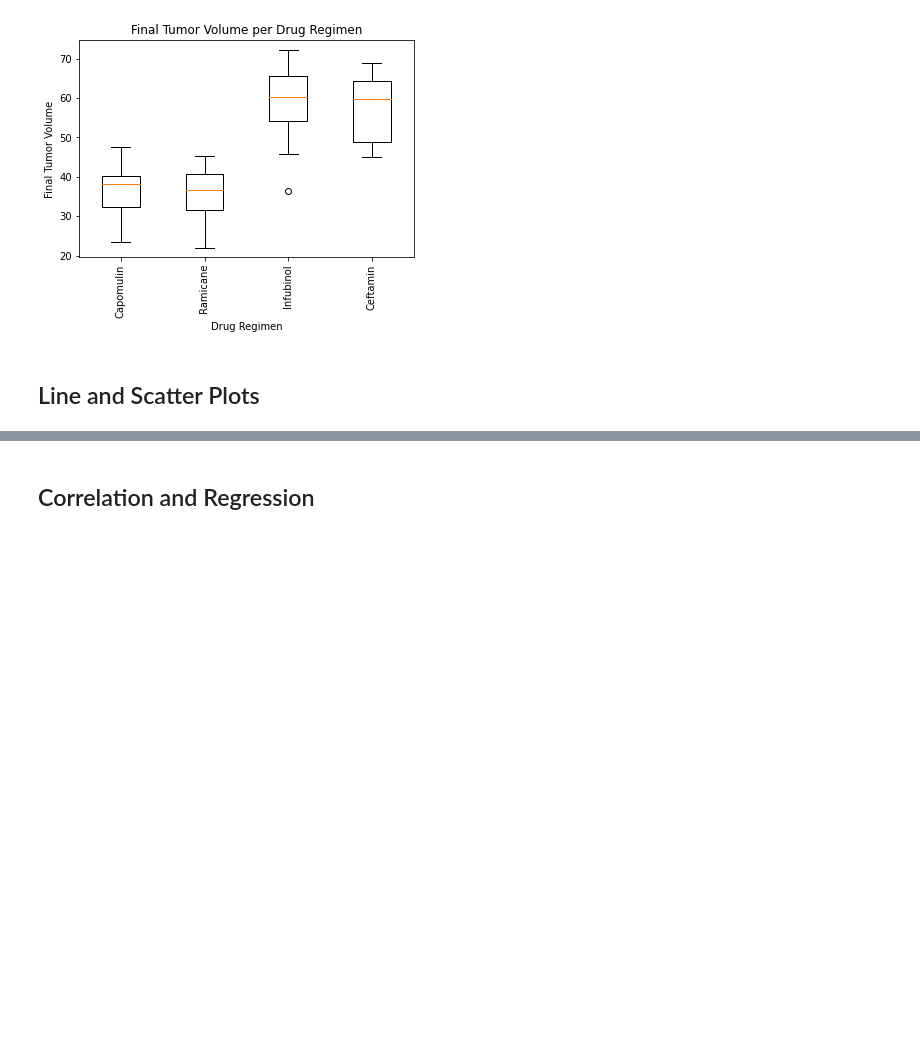
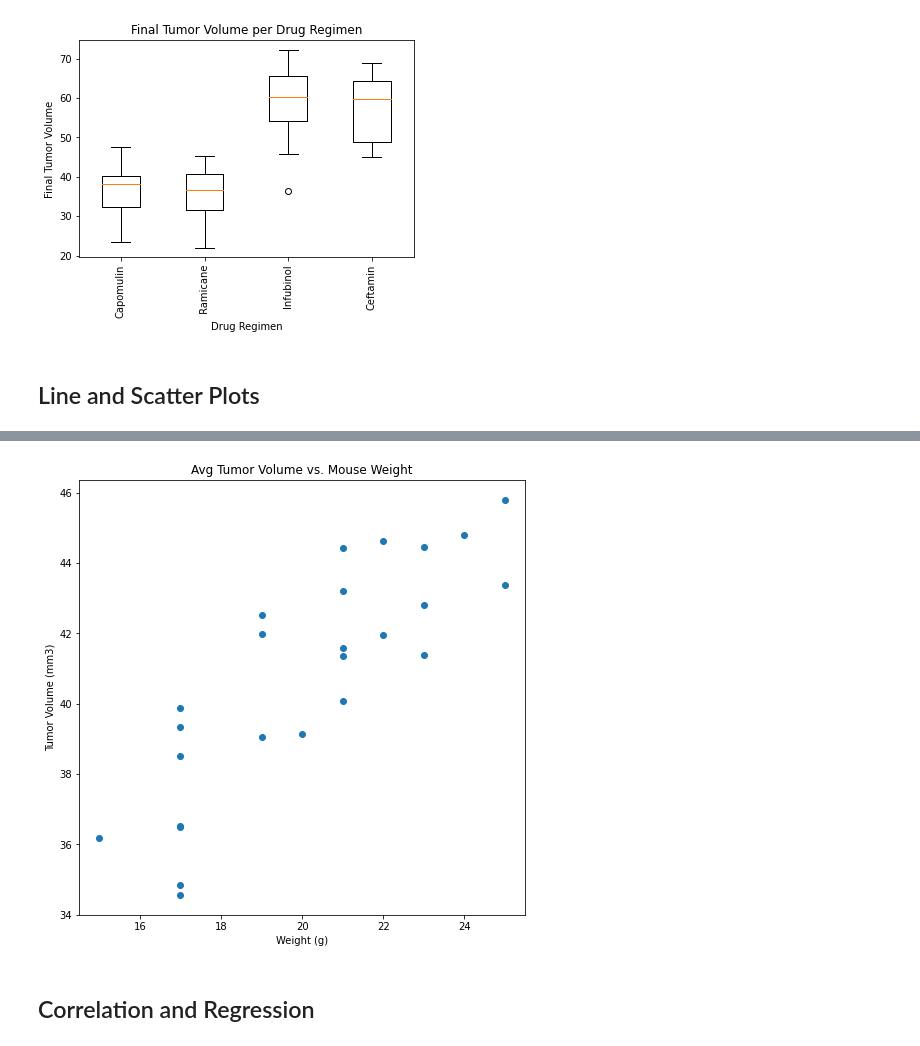
Before and after one commit to IanArch-git/matplotlib-challenge, a Jupyter notebook: Pymaceuticals/Pymaceuticals.ipynb, the cells around one changed output, grey strips where cells are left out. Saved outputs shown, nothing was run; the diff lists cells and outputs as text; code cells hidden in the pictures; blank space fills up the shorter version.

```diff
--- a/Pymaceuticals/Pymaceuticals.ipynb
+++ b/Pymaceuticals/Pymaceuticals.ipynb
@@ -339,3 +366,22 @@ plt.show()
+# %%
+# Generate a scatter plot of average tumor volume vs. mouse weight for the Capomulin regimen
+capo_df = dups_df.loc[dups_df['Drug Regimen'] == 'Capomulin']
+capo_df
+
+avgz = capo_df.groupby(['Mouse ID']).mean()
+
+x_axis2 = avgz['Weight (g)']
+y_axis2 = avgz['Tumor Volume (mm3)']
+
+fig1, ax1 = plt.subplots(figsize = (8,8))
+
+plt.scatter(x_axis2, y_axis2)
+plt.title("Avg Tumor Volume vs. Mouse Weight")
+plt.xlabel("Weight (g)")
+plt.ylabel("Tumor Volume (mm3)")
+plt.show()
+# %% [output]
+[figure, added]
 # %% [markdown]
 ## Correlation and Regression
 # %%
```
Also changed, not shown: parts of 4 cells of this notebook.
